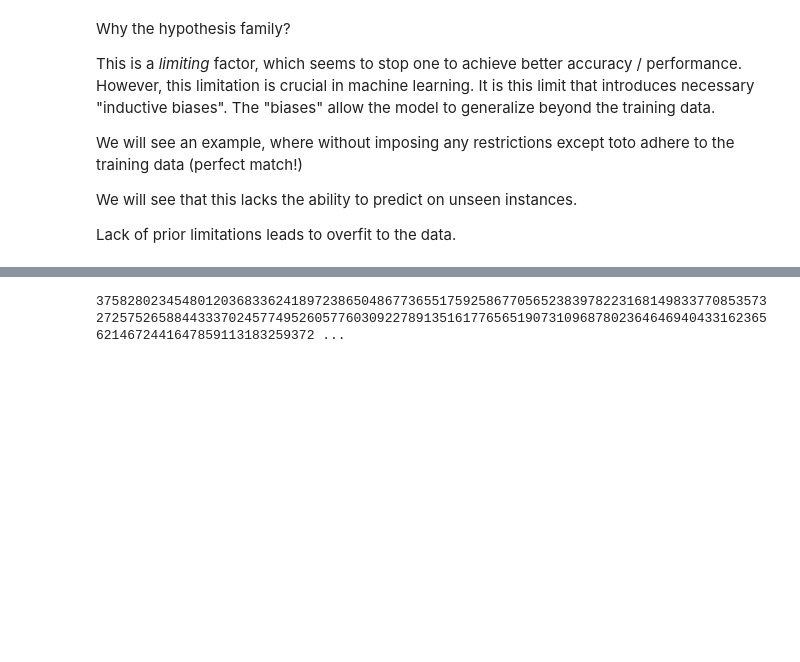
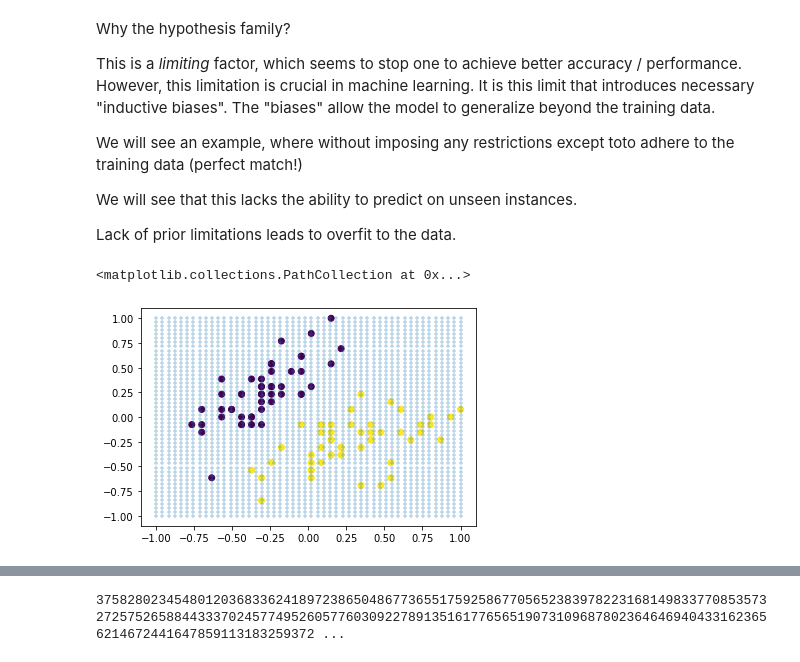
Before and after one commit to junjy007/ml_examples, a Jupyter notebook: 2_MLFramework_Simple.ipynb, the cells around one changed output, grey strips where cells are left out. Drawn from its saved outputs; the diff is of its cells as text; code cells hidden in the pictures; blank space fills up the shorter version.

```diff
--- a/2_MLFramework_Simple.ipynb
+++ b/2_MLFramework_Simple.ipynb
@@ -8,3 +8,26 @@ We will see an example, where without imposing any restrictions except toto adhe
 We will see that this lacks the ability to predict on unseen instances.
 
 Lack of prior limitations leads to overfit to the data.
+# %%
+import numpy as np
+from sklearn.datasets import load_iris
+
+iris = load_iris()
+X, y = iris.data, iris.target
+X, y = X[:100, :2], (y[:100]-0.5)*2
+
+# Center and normalize each feature to [-1,1]
+X = X - np.mean(X, axis=0)
+X = X / np.max(np.abs(X), axis=0)
+
+import matplotlib.pyplot as plt
+plt.scatter(X[:, 0], X[:, 1], c=y)
+
+grid_num = 50
+xgrid, ygrid = np.meshgrid(np.linspace(-1, 1, grid_num), np.linspace(-1, 1, grid_num))
+gridsamples = np.stack([xgrid.flatten(), ygrid.flatten()]).T
+
+plt.scatter(gridsamples[:, 0], gridsamples[:, 1], s=10, alpha=0.3, marker='+')
+# %% [output]
+<matplotlib.collections.PathCollection at 0x...>
+[figure, added]
```
Also changed, not shown: parts of 5 cells of this notebook, 4 other files.
